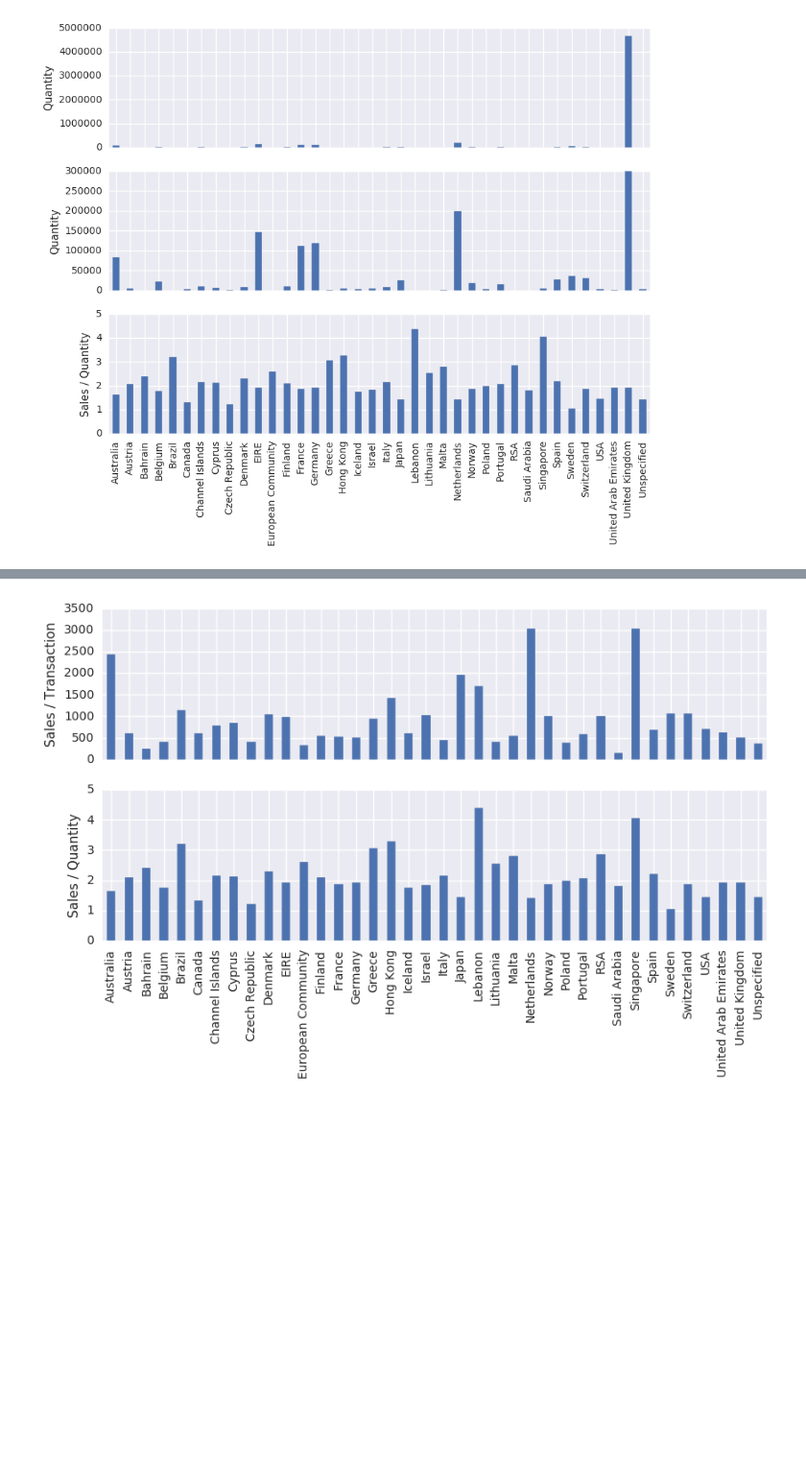
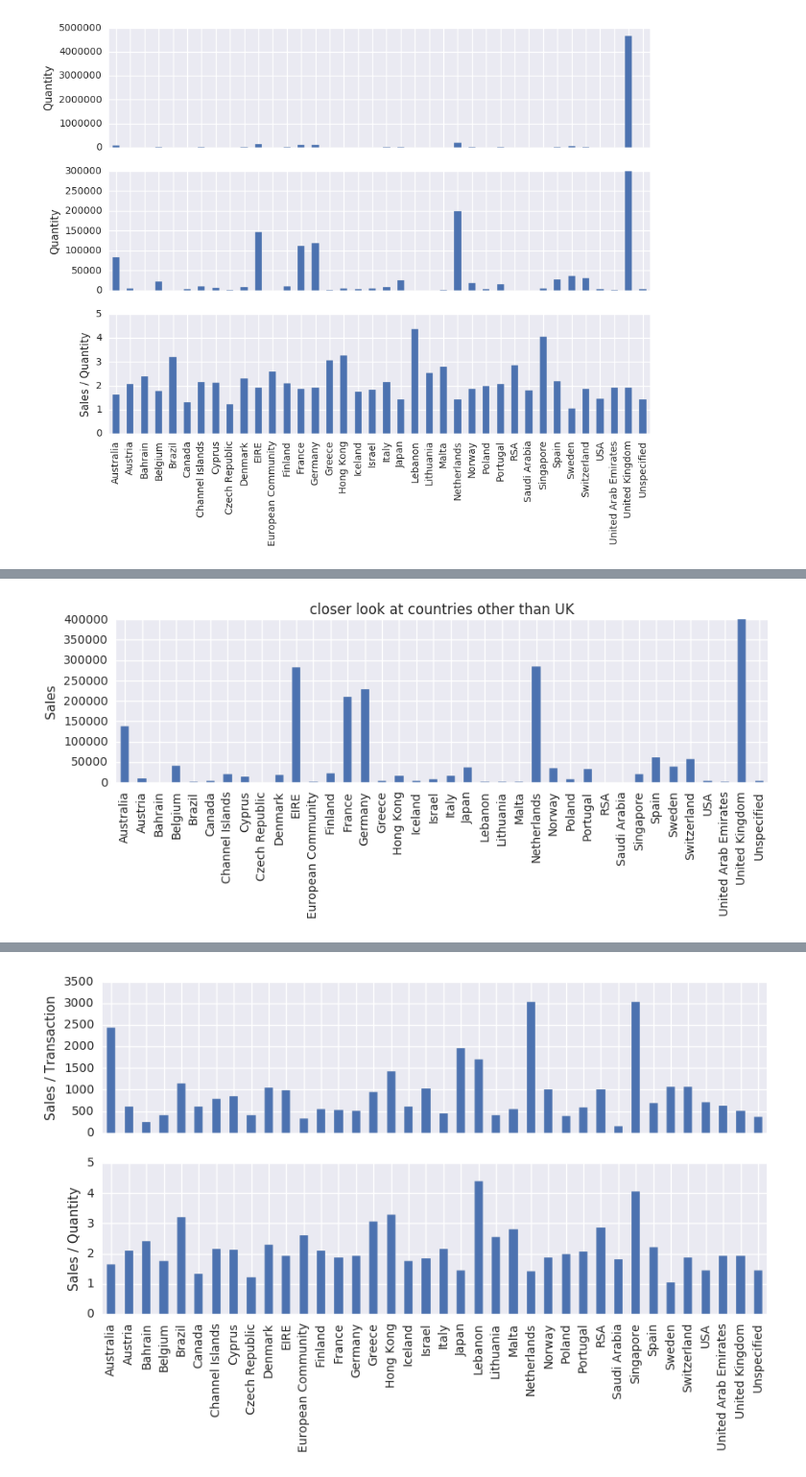
Before and after one commit to Fujiki-Nakamura/OnlineRetailAnalysis, a Jupyter notebook: EDA/per_country.ipynb, the cells around one changed output, grey strips where cells are left out. Shown at 96% size. Drawn from its saved outputs; the diff is of its cells as text; code cells hidden in the pictures; blank space fills up the shorter version.

```diff
--- a/EDA/per_country.ipynb
+++ b/EDA/per_country.ipynb
@@ -173,0 +194,17 @@ plt.show()
+# %%
+figsize = (10, 2.5)
+fig, ax2 = plt.subplots(nrows=1, ncols=1, figsize=figsize, sharex=True)
+
+# 売上 UK 以外に注目
+y = 'Sales'
+df_per_country.plot(kind='bar', y=y, ax=ax2)
+ax2.set_ylim(0, 400000)
+ax2.set_xlabel('')
+ax2.set_ylabel('Sales')
+ax2.set_title('closer look at countries other than UK')
+ax2.legend('')
+
+plt.savefig('国別_Sales.png')
+plt.show()
+# %% [output]
+[figure, added]
```
Also changed, not shown: parts of 20 cells of this notebook, 12 other files.
